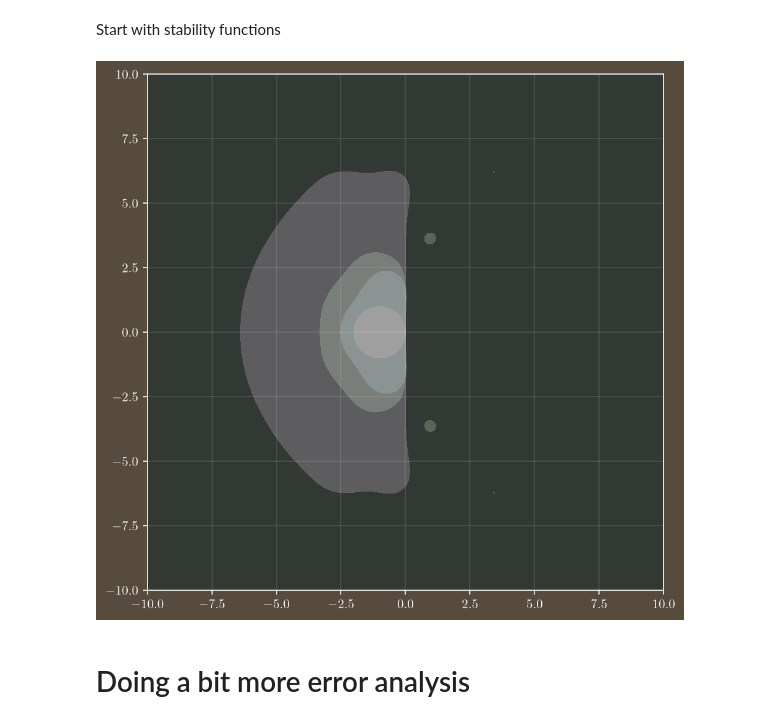
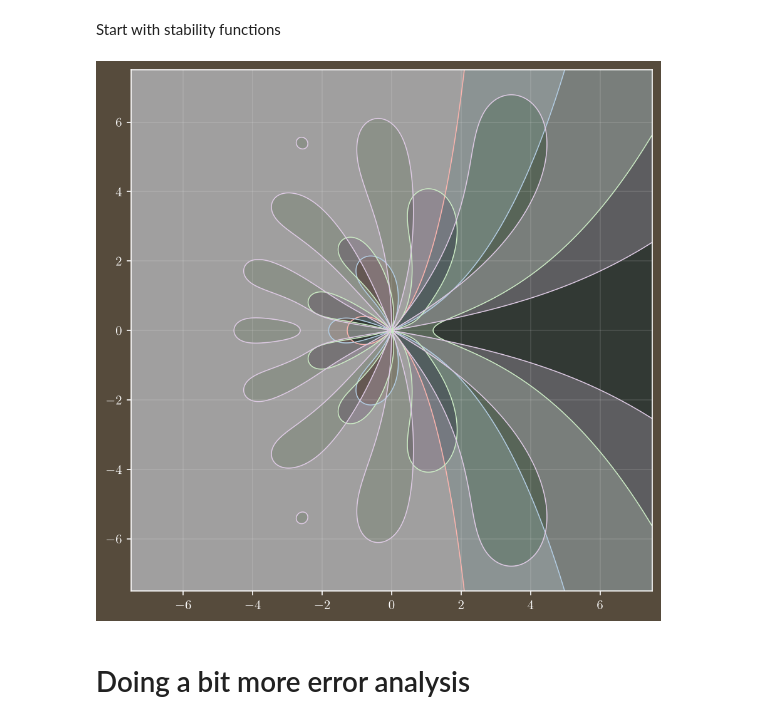
Before and after one commit to 3257077517-collab/Team17, a Jupyter notebook: report/notes.ipynb, the cells around one changed output. Saved outputs shown, nothing was run; the diff lists cells and outputs as text; code cells hidden in the pictures.

```diff
--- a/report/notes.ipynb
+++ b/report/notes.ipynb
@@ -154,40 +154,42 @@ def explicit_rk_stability_fun(A, B, z):
     return (1 + 0j) + z * np.tensordot(B, g, axes=1)
 
 
-M = 10.0
+M = 7.5
 axis = np.linspace(-M, M, num=1025)
 X, Y = np.meshgrid(axis, axis)
 Z = X + 1j * Y
 
-fig, ax = plt.subplots()
-ax.set_aspect("equal")
 for i, method in enumerate(
     (
         RK21,
         itg.RK23,
         itg.RK45,
         itg.DOP853,
     )
 ):
+    fig, ax = plt.subplots()
+    ax.set_aspect("equal")
     R = explicit_rk_stability_fun(method.A, method.B, Z)
     absR = np.abs(R)
+    absRdivexpZ = np.abs(R * np.exp(-Z))
     ax.contour(
         X,
         Y,
-        absR,
+        absRdivexpZ,
         levels=[1.0],
         colors=[f"C{i}"],
+        linewidth=0.75,
     )
     ax.contourf(
         X,
         Y,
-        absR,
-        levels=[0.0, 1.0],
+        absRdivexpZ,
+        levels=[1.0, np.inf],
         colors=[(f"C{i}", 0.25)],
     )
 ax.grid()
 # %% [output]
-[figure, old version]
+[figure, new version]
 # %% [markdown]
 # Doing a bit more error analysis
 # %% [markdown]
```
